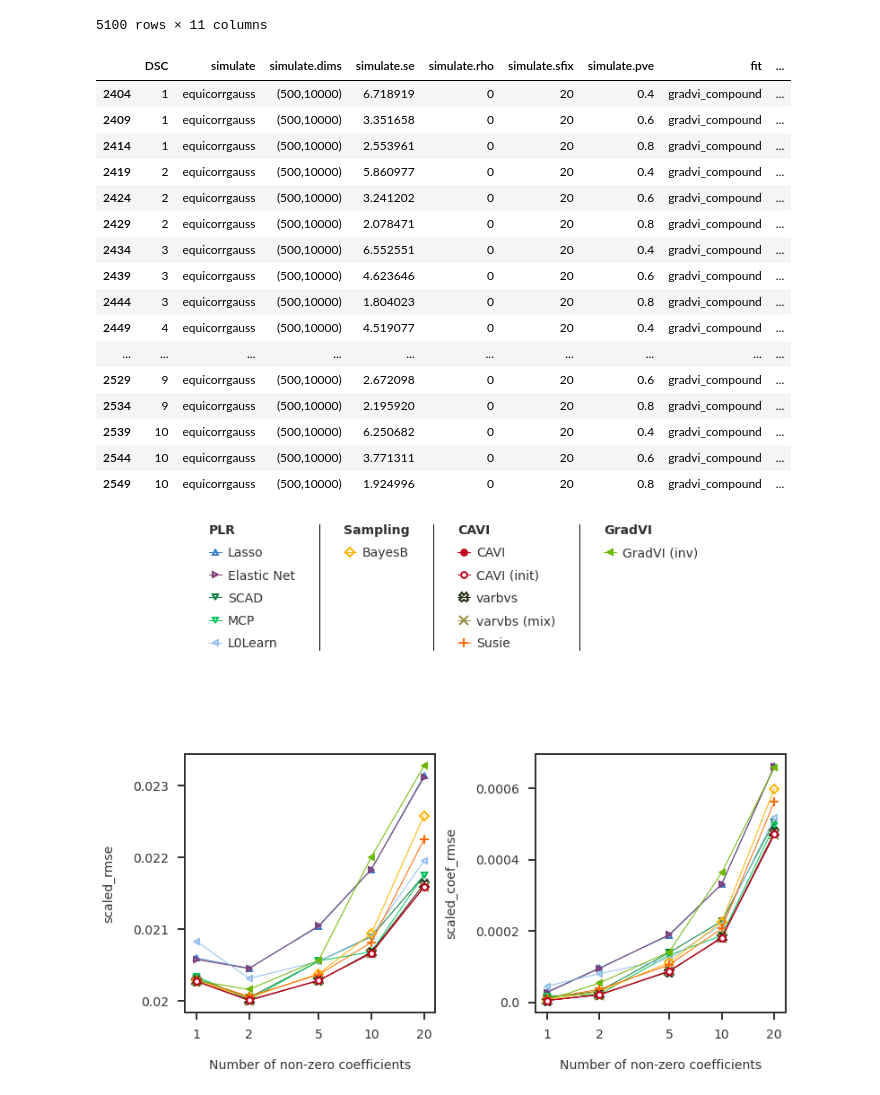
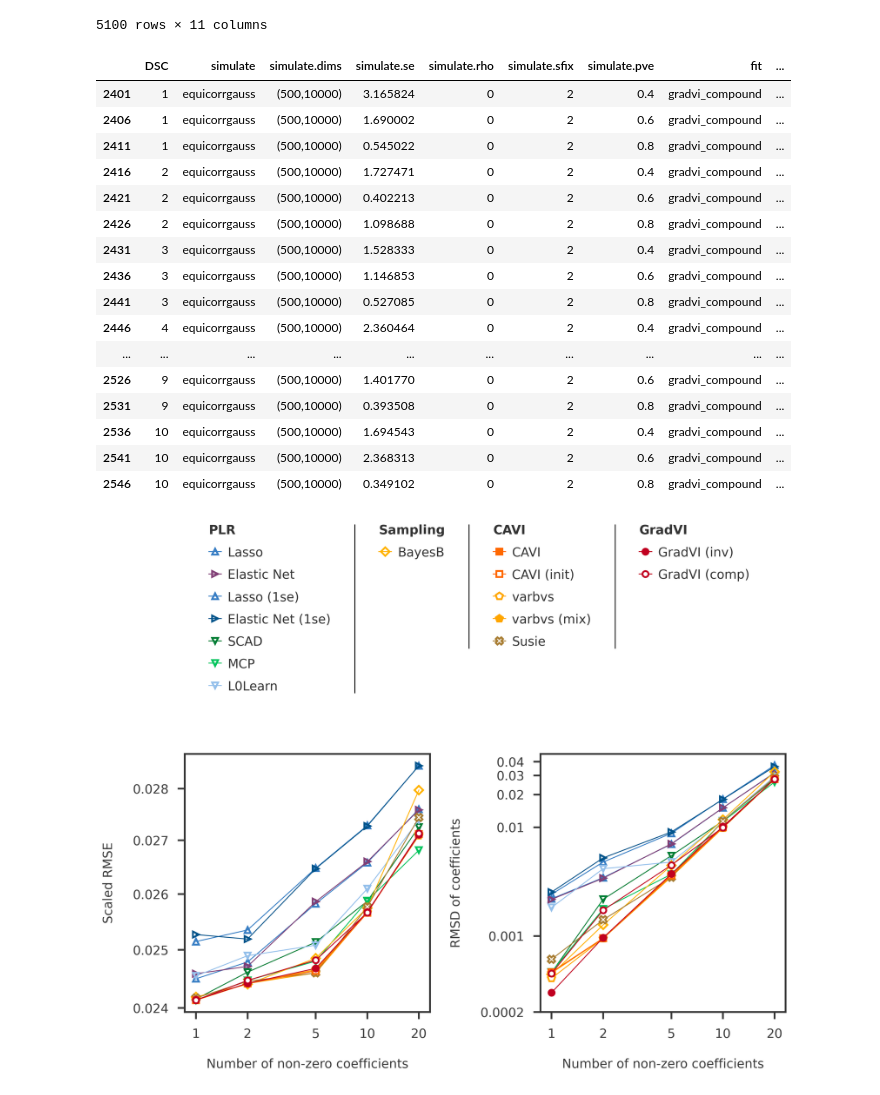
Before and after one commit to banskt/gradvi-experiments, a Jupyter notebook: analysis/fig_template_methods_on_xaxis.ipynb, the cells around one changed output. Cells and saved outputs as stored; diff of their text form; code cells hidden in the pictures.

```diff
--- a/analysis/fig_template_methods_on_xaxis.ipynb
+++ b/analysis/fig_template_methods_on_xaxis.ipynb
@@ -40,11 +43,11 @@ method_groups = {
 
 method_groups = {
     'PLR': ["lasso", "elastic_net",
-            #"lasso_1se", "elastic_net_1se",
+            "lasso_1se", "elastic_net_1se",
             "scad", "mcp", "l0learn"],
     'Sampling': ["bayesb"],
     'CAVI': ["mr_ash", "mr_ash_lasso_init", "varbvs", "varbvsmix", "susie"],
-    'GradVI': ["gradvi_direct"],
+    'GradVI': ["gradvi_direct", "gradvi_compound"],
 }
 
 methods = [method for k, v in method_groups.items() for method in v]
@@ -68,29 +71,29 @@ dscout
 method = 'gradvi_compound'
 colname = 'mse.err'
 
-mconditions = [f"$(fit) == {method}", f"$(simulate.sfix) == 20"]
+mconditions = [f"$(fit) == {method}", f"$(simulate.sfix) == 2"]
 dfm = pd_utils.select_dfrows(dscout, mconditions)
 dfs = dfm[~dfm[colname].isnull()]
 
 dfs
 # %% [output]
 |  | DSC | simulate | simulate.dims | simulate.se | simulate.rho | simulate.sfix | simulate.pve | fit | ... |
-| 2404 | 1 | equicorrgauss | (500,10000) | 6.718919 | 0 | 20 | 0.4 | gradvi_compound | ... |
-| 2409 | 1 | equicorrgauss | (500,10000) | 3.351658 | 0 | 20 | 0.6 | gradvi_compound | ... |
-| 2414 | 1 | equicorrgauss | (500,10000) | 2.553961 | 0 | 20 | 0.8 | gradvi_compound | ... |
-| 2419 | 2 | equicorrgauss | (500,10000) | 5.860977 | 0 | 20 | 0.4 | gradvi_compound | ... |
-| 2424 | 2 | equicorrgauss | (500,10000) | 3.241202 | 0 | 20 | 0.6 | gradvi_compound | ... |
-| 2429 | 2 | equicorrgauss | (500,10000) | 2.078471 | 0 | 20 | 0.8 | gradvi_compound | ... |
-| 2434 | 3 | equicorrgauss | (500,10000) | 6.552551 | 0 | 20 | 0.4 | gradvi_compound | ... |
-| 2439 | 3 | equicorrgauss | (500,10000) | 4.623646 | 0 | 20 | 0.6 | gradvi_compound | ... |
-| 2444 | 3 | equicorrgauss | (500,10000) | 1.804023 | 0 | 20 | 0.8 | gradvi_compound | ... |
-| 2449 | 4 | equicorrgauss | (500,10000) | 4.519077 | 0 | 20 | 0.4 | gradvi_compound | ... |
+| 2401 | 1 | equicorrgauss | (500,10000) | 3.165824 | 0 | 2 | 0.4 | gradvi_compound | ... |
+| 2406 | 1 | equicorrgauss | (500,10000) | 1.690002 | 0 | 2 | 0.6 | gradvi_compound | ... |
+| 2411 | 1 | equicorrgauss | (500,10000) | 0.545022 | 0 | 2 | 0.8 | gradvi_compound | ... |
+| 2416 | 2 | equicorrgauss | (500,10000) | 1.727471 | 0 | 2 | 0.4 | gradvi_compound | ... |
+| 2421 | 2 | equicorrgauss | (500,10000) | 0.402213 | 0 | 2 | 0.6 | gradvi_compound | ... |
+| 2426 | 2 | equicorrgauss | (500,10000) | 1.098688 | 0 | 2 | 0.8 | gradvi_compound | ... |
+| 2431 | 3 | equicorrgauss | (500,10000) | 1.528333 | 0 | 2 | 0.4 | gradvi_compound | ... |
+| 2436 | 3 | equicorrgauss | (500,10000) | 1.146853 | 0 | 2 | 0.6 | gradvi_compound | ... |
+| 2441 | 3 | equicorrgauss | (500,10000) | 0.527085 | 0 | 2 | 0.8 | gradvi_compound | ... |
+| 2446 | 4 | equicorrgauss | (500,10000) | 2.360464 | 0 | 2 | 0.4 | gradvi_compound | ... |
 | ... | ... | ... | ... | ... | ... | ... | ... | ... | ... |
-| 2529 | 9 | equicorrgauss | (500,10000) | 2.672098 | 0 | 20 | 0.6 | gradvi_compound | ... |
-| 2534 | 9 | equicorrgauss | (500,10000) | 2.195920 | 0 | 20 | 0.8 | gradvi_compound | ... |
-| 2539 | 10 | equicorrgauss | (500,10000) | 6.250682 | 0 | 20 | 0.4 | gradvi_compound | ... |
-| 2544 | 10 | equicorrgauss | (500,10000) | 3.771311 | 0 | 20 | 0.6 | gradvi_compound | ... |
-| 2549 | 10 | equicorrgauss | (500,10000) | 1.924996 | 0 | 20 | 0.8 | gradvi_compound | ... |
+| 2526 | 9 | equicorrgauss | (500,10000) | 1.401770 | 0 | 2 | 0.6 | gradvi_compound | ... |
+| 2531 | 9 | equicorrgauss | (500,10000) | 0.393508 | 0 | 2 | 0.8 | gradvi_compound | ... |
+| 2536 | 10 | equicorrgauss | (500,10000) | 1.694543 | 0 | 2 | 0.4 | gradvi_compound | ... |
+| 2541 | 10 | equicorrgauss | (500,10000) | 2.368313 | 0 | 2 | 0.6 | gradvi_compound | ... |
+| 2546 | 10 | equicorrgauss | (500,10000) | 0.349102 | 0 | 2 | 0.8 | gradvi_compound | ... |
 # %%
 import methodprops
 
@@ -103,12 +106,12 @@ def score_factory(df, method = 'scaled_rmse', ntest = 1000):
     if method == 'scaled_rmse':
         dfs = df[~df['mse.err'].isnull()]
         score = scaled_rmse(dfs['mse.err'], dfs['simulate.se'], dfs['simulate.pve'])
-        return np.mean(score)
+        return score
     elif method == 'scaled_coef_rmse':
         dfs = df[~df['coef_mse.err'].isnull()]
-        score = np.sqrt(dfs['coef_mse.err'].to_numpy()) / np.sqrt(ntest)
-        return np.mean(score)
-    return 0.
+        score = np.sqrt(dfs['coef_mse.err'].to_numpy()) #/ np.sqrt(ntest)
+        return score
+    return np.array([0.])
 
 
 def single_plot_method(ax, x, xscale, y, yscale, method):
@@ -124,7 +127,7 @@ def single_plot_method(ax, x, xscale, y, yscale, method):
 
 
 def stratify_dfcol(df, colname, value):
-    return pd_utils.select_dfrows(df, [f"$({colname}) == {value}"])
+    return df.loc[df[colname] == value]
 
 
 def axplot_methods_colname_score(ax, resdf, methods, whichcol, whichscore):
@@ -133,20 +136,19 @@ def axplot_methods_colname_score(ax, resdf, methods, whichcol, whichscore):
     if whichcol in ['simulate.sfix']:
         xscale = 'log10'
 
-    yscale   = 'linear'
+    yscale   = 'log10'
     values   = np.array(sorted(list(set(dscout[whichcol].to_list()))))
 
     for method in methods:
         dfm = stratify_dfcol(resdf, 'fit', method)
 
-        scores = [score_factory(stratify_dfcol(dfm, whichcol, v), method = whichscore)
+        scores = [np.median(score_factory(stratify_dfcol(dfm, whichcol, v), method = whichscore))
                   for v in values]
 
         single_plot_method(ax, values, xscale, scores, yscale, method)
 
-    mpl_utils.set_yticks(ax, scale = yscale, spacing = 'linear')
+    mpl_utils.set_yticks(ax, scale = yscale, spacing = 'linear', fmt = '{:.3f}')
     mpl_utils.set_xticks(ax, scale = xscale, spacing = 'log10', tickmarks = values)
-
     return
 
 def axis_with_legend_columns(
@@ -199,36 +201,41 @@ def axis_with_legend_columns(
     else:
         for side in ['top', 'bottom', 'left', 'right']:
             ax.spines[side].set_linewidth(1.0)  # change width
     return
 
 
-whichscores = ['scaled_rmse', 'scaled_coef_rmse']
+whichscores = {
+    'scaled_rmse' : 'Scaled RMSE',
+    'scaled_coef_rmse' : 'RMSD of coefficients',
+}
 figw = 12
 figh = 10
 nrow = 1
 ncol = len(whichscores)
 leg_hprop = 0.8
-wspace = 0.4
+wspace = 0.45
 hspace = 0.1
 
 fig = plt.figure(figsize = (figw, figh))
 gs  = gridspec.GridSpec(nrow + 1, ncol, height_ratios = [leg_hprop] + [1 for x in range(nrow)])
 gs.update(wspace = wspace, hspace = hspace)
 
 axl = []
-for i, whichscore in enumerate(whichscores):
+for i, (whichscore, ylabel) in enumerate(whichscores.items()):
     ax = fig.add_subplot(gs[1, i])
-    axplot_methods_colname_score(ax, stratify_dfcol(dscout, 'simulate.pve', 0.6), methods,
+    axplot_methods_colname_score(ax, stratify_dfcol(dscout, 'simulate.pve', 0.4), methods,
                               'simulate.sfix', whichscore)
+    if whichscore == 'scaled_coef_rmse':
+        mpl_utils.set_yticks(ax, scale = 'log10', spacing = 'linear', fmt = '{:g}', forceticks = [2e-4, 1e-3])
     ax.set_xlabel('Number of non-zero coefficients')
-    ax.set_ylabel(whichscore)
+    ax.set_ylabel(ylabel)
     axl.append(ax)
 
 # Legend
 ax0 = fig.add_subplot(gs[0, :])
 mhandles, mlabels = axl[0].get_legend_handles_labels()
 axis_with_legend_columns(fig, ax0, method_groups, mhandles, mlabels, show_axes=False)
 
 plt.show()
 # %% [output]
-[figure, old version]
+[figure, new version]
```
Also changed, not shown: parts of 8 cells of this notebook, 5 other files.
